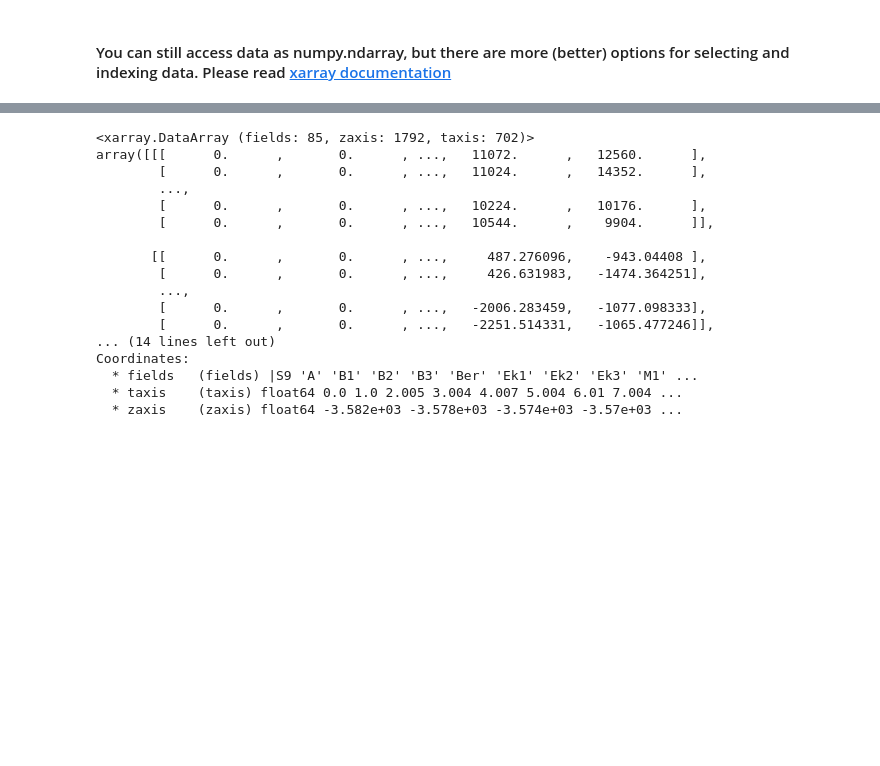
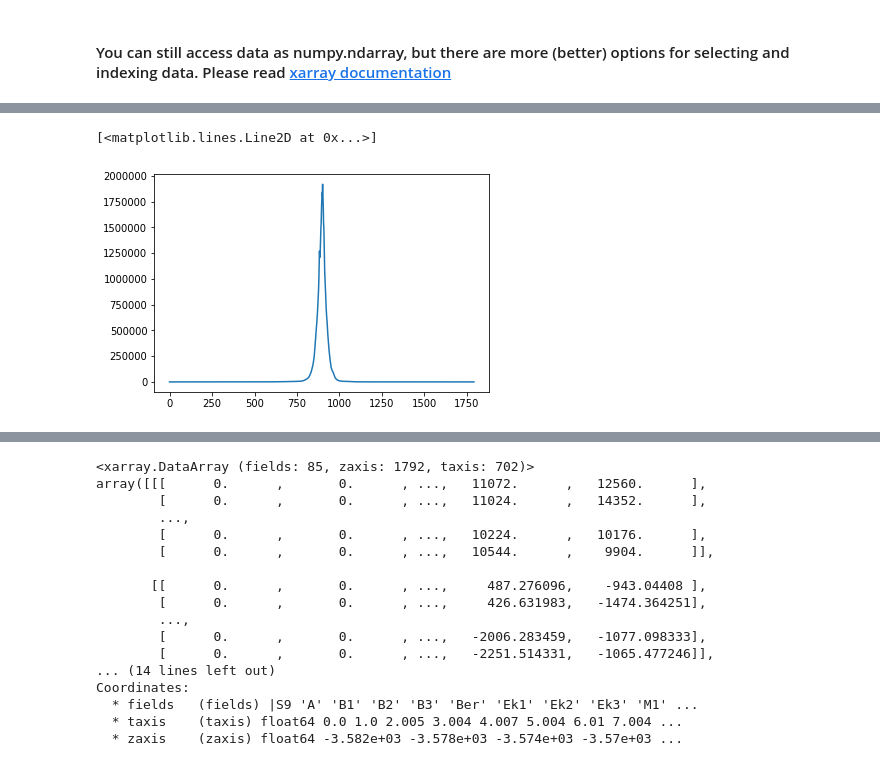
Before and after one commit to changgoo/pyathena, a Jupyter notebook: notebook/zprof_analysis.ipynb, the cells around one changed output, grey strips where cells are left out. Saved outputs shown, nothing was run; the diff lists cells and outputs as text; code cells hidden in the pictures; blank space fills up the shorter version.

```diff
--- a/notebook/zprof_analysis.ipynb
+++ b/notebook/zprof_analysis.ipynb
@@ -307,0 +245,7 @@ two_phase = read_netcdfs(zprof_fnames[:3], dim='phase').sum(dim='phase')
+# %%
+# You can use indices to select data.
+# For example, to plot the (integrated) density for all z at t[100]
+plt.plot(data[26,:,100])
+# %% [output]
+[<matplotlib.lines.Line2D at 0x...>]
+[figure, added]
```
Also changed, not shown: parts of 67 cells of this notebook.
